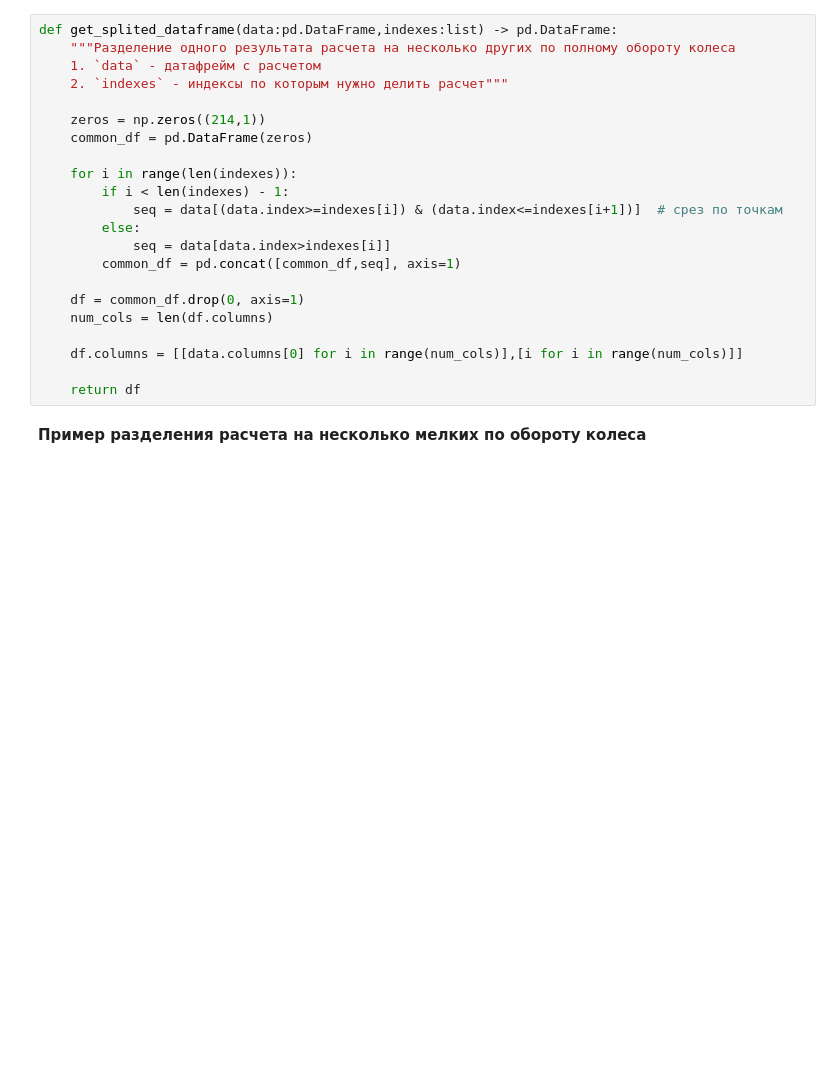
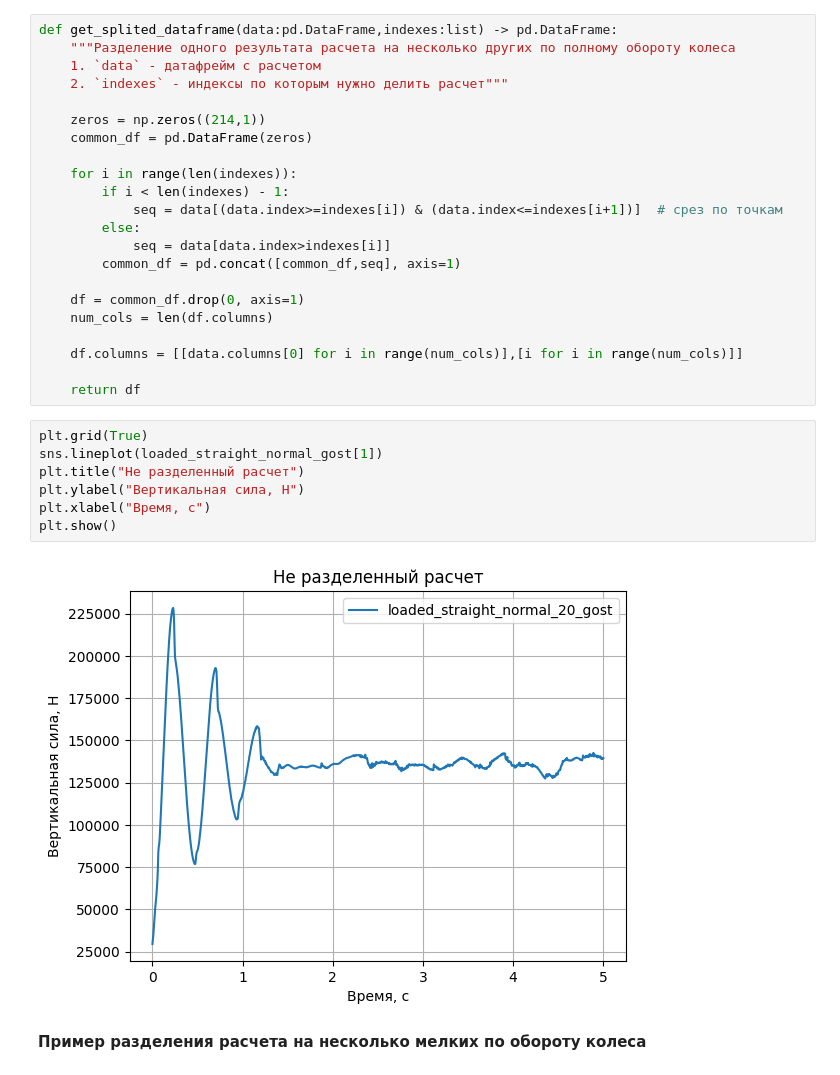
Before and after one commit to daniilgorenkov/Dissertation, a Jupyter notebook: observe.ipynb, the cells around one changed output. Cells and saved outputs as stored; diff of their text form; blank space fills up the shorter version.

```diff
--- a/observe.ipynb
+++ b/observe.ipynb
@@ -491,6 +493,15 @@ def get_splited_dataframe(data:pd.DataFrame,indexes:list) -> pd.DataFrame:
     df.columns = [[data.columns[0] for i in range(num_cols)],[i for i in range(num_cols)]]
 
     return df
+# %%
+plt.grid(True)
+sns.lineplot(loaded_straight_normal_gost[1])
+plt.title("Не разделенный расчет")
+plt.ylabel("Вертикальная сила, Н")
+plt.xlabel("Время, с")
+plt.show()
+# %% [output]
+[figure, added]
 # %% [markdown]
 **Пример разделения расчета на несколько мелких по обороту колеса**
 # %%
```
Also changed, not shown: parts of 18 cells of this notebook.
